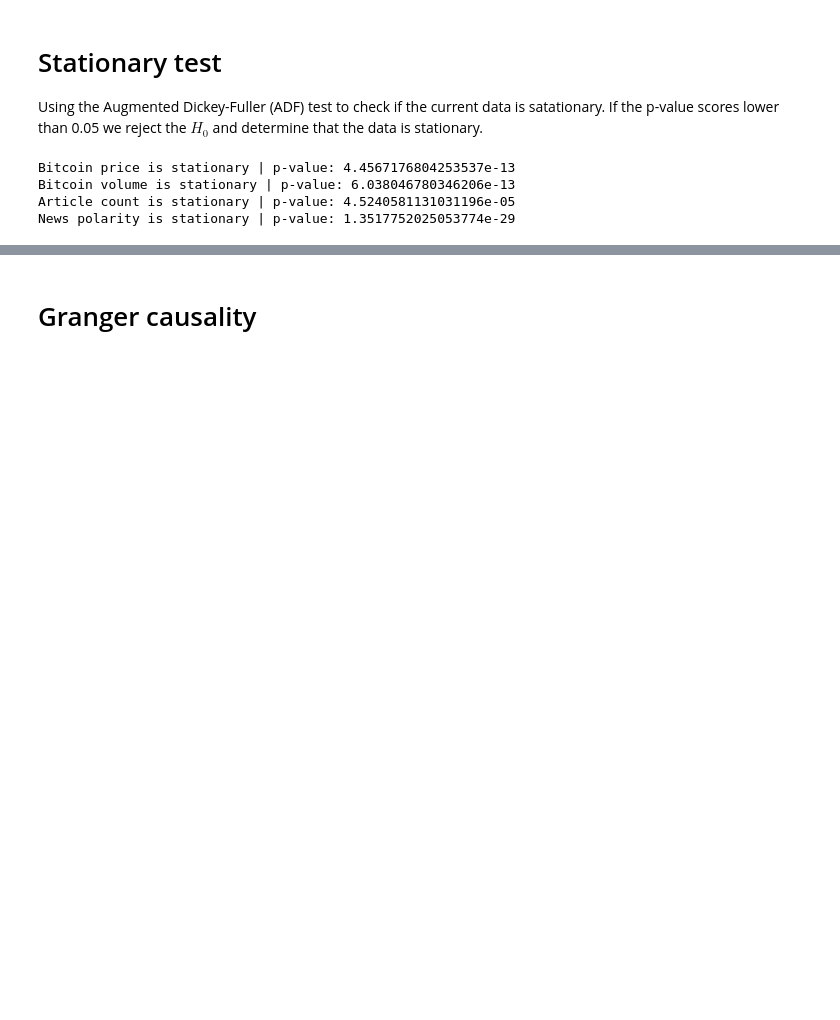
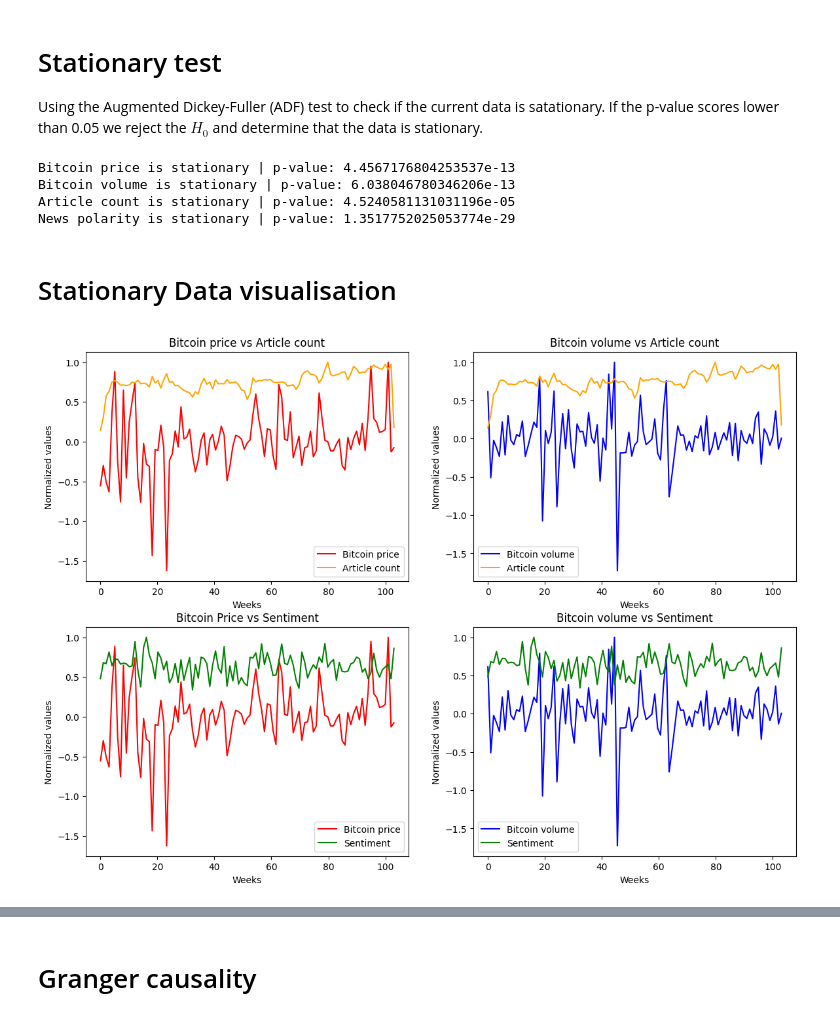
Before and after one commit to Dennis-2004/SDA, a Jupyter notebook: SDA.ipynb, the cells around one changed output, grey strips where cells are left out. Saved outputs shown, nothing was run; the diff lists cells and outputs as text; code cells hidden in the pictures; blank space fills up the shorter version.

```diff
--- a/SDA.ipynb
+++ b/SDA.ipynb
@@ -179,3 +139,58 @@ Bitcoin price is stationary | p-value: 4.4567176804253537e-13
 Bitcoin volume is stationary | p-value: 6.038046780346206e-13
 Article count is stationary | p-value: 4.5240581131031196e-05
 News polarity is stationary | p-value: 1.3517752025053774e-29
+# %% [markdown]
+# Stationary Data visualisation
+# %%
+# Normalize the data
+count_list = list(weekly_data['count'][1:])
+normalized_count = [count / max(count_list) for count in count_list]
+
+sentiment_list = list(weekly_data['polarity_mean'][1:])
+normalized_sentiment = [sentiment / max(sentiment_list) for sentiment in sentiment_list]
+
+open_list = list(weekly_data['open_diff'].dropna())
+normalized_price = [open / max(open_list) for open in open_list]
+
+volume_list = list(weekly_data['volume_diff'].dropna())
+normalized_volume = [volume / max(volume_list) for volume in volume_list]
+
+
+x = np.linspace(0, len(normalized_count), len(normalized_count))
+fig, axes = plt.subplots(2, 2, figsize=(14, 10))
+
+# Bitcoin Price vs Article Count
+axes[0, 0].plot(x, normalized_price, label='Bitcoin price', color='red')
+axes[0, 0].plot(x, normalized_count, label='Article count', color='orange')
+axes[0, 0].set_title('Bitcoin price vs Article count')
+axes[0, 0].set_xlabel('Weeks')
+axes[0, 0].set_ylabel('Normalized values')
+axes[0, 0].legend()
+
+# Bitcoin Volume vs Article Count
+axes[0, 1].plot(x, normalized_volume, label='Bitcoin volume', color='blue')
+axes[0, 1].plot(x, normalized_count, label='Article count', color='orange')
+axes[0, 1].set_title('Bitcoin volume vs Article count')
+axes[0, 1].set_xlabel('Weeks')
+axes[0, 1].set_ylabel('Normalized values')
+axes[0, 1].legend()
+
+# Bitcoin Price vs Sentiment
+axes[1, 0].plot(x, normalized_price, label='Bitcoin price', color='red')
+axes[1, 0].plot(x, normalized_sentiment, label='Sentiment', color='green')
+axes[1, 0].set_title('Bitcoin Price vs Sentiment')
+axes[1, 0].set_xlabel('Weeks')
+axes[1, 0].set_ylabel('Normalized values')
+axes[1, 0].legend()
+
+# Bitcoin Volume vs Sentiment
+axes[1, 1].plot(x, normalized_volume, label='Bitcoin volume', color='blue')
+axes[1, 1].plot(x, normalized_sentiment, label='Sentiment', color='green')
+axes[1, 1].set_title('Bitcoin volume vs Sentiment')
+axes[1, 1].set_xlabel('Weeks')
+axes[1, 1].set_ylabel('Normalized values')
+axes[1, 1].legend()
+
+plt.show()
+# %% [output]
+[figure, added]
```
Also changed, not shown: parts of 9 cells of this notebook.
